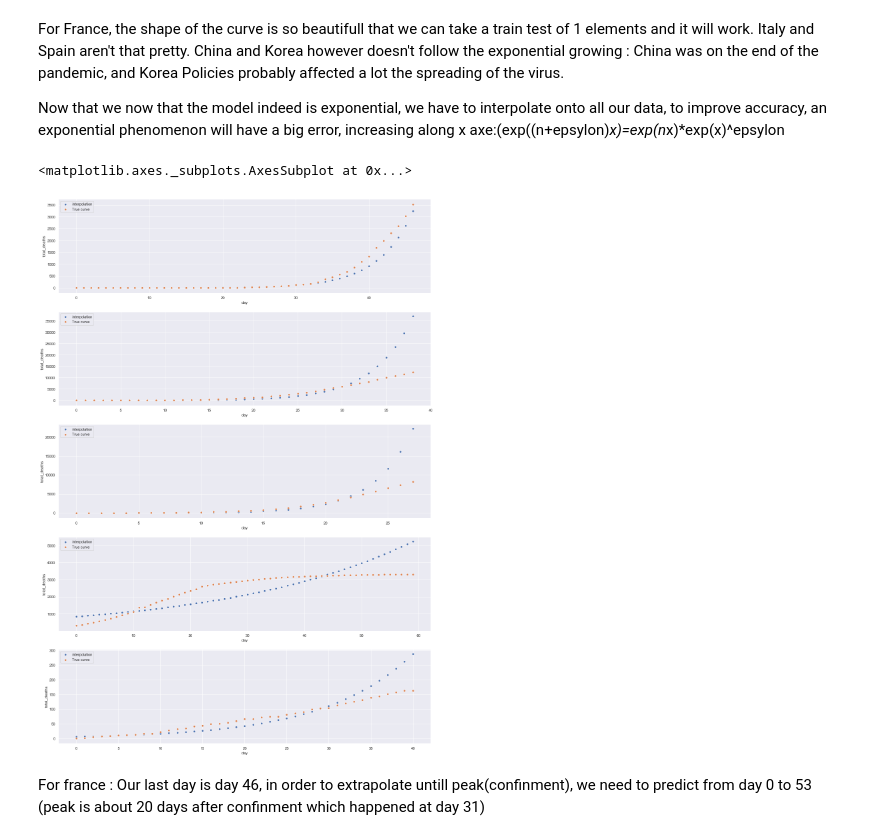
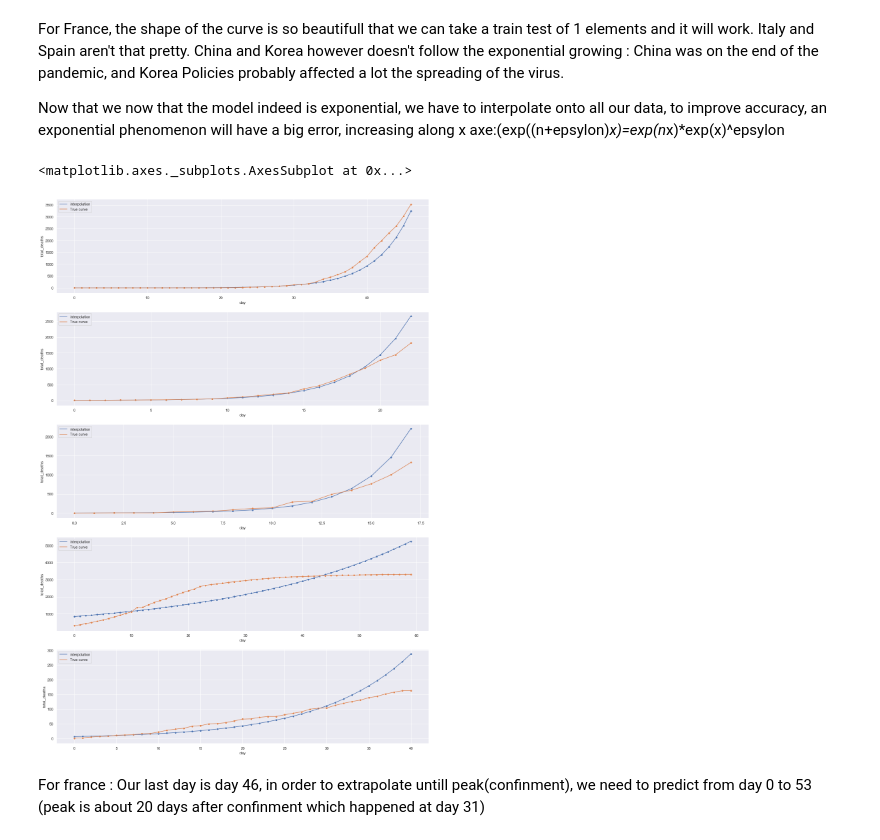
Before and after one commit to AdrienBoustie/Coronavirus-19, a Jupyter notebook: coronavirus/Coronavirus by country/Expected mortality.ipynb, the cells around one changed output. Saved outputs shown, nothing was run; the diff lists cells and outputs as text; code cells hidden in the pictures.

```diff
--- a/coronavirus/Coronavirus by country/Expected mortality.ipynb
+++ b/coronavirus/Coronavirus by country/Expected mortality.ipynb
@@ -194,0 +218,9 @@ plt.tight_layout()
+# %%
+color=sns.color_palette()
+
+sns.set_palette("Set1",8,1)
+a=color[0:4]
+color=color[4:]
+color=color+a
+color
+sns.palplot(color)
@@ -405,24 +498,34 @@ WK=LK.predict(K2[["day"]])
 # %%
 
 fig,ax=plt.subplots(5,1,figsize=(20,30))
 sns.set()
-sns.scatterplot(x=F2.day,y=np.exp(WF),ax=ax[0],label='interpolation')
-sns.scatterplot(x=F2.day,y=F2["total_deaths"],ax=ax[0],label='True curve')
+sns.scatterplot(x=F2.day,y=np.exp(WF),ax=ax[0])
+sns.scatterplot(x=F2.day,y=F2["total_deaths"],ax=ax[0])
+sns.lineplot(x=F2.day,y=np.exp(WF),ax=ax[0],label='interpolation')
+sns.lineplot(x=F2.day,y=F2["total_deaths"],ax=ax[0],label='True curve')
 
-sns.scatterplot(x=I2.day,y=np.exp(WI),ax=ax[1],label='interpolation')
-sns.scatterplot(x=I2.day,y=I2["total_deaths"],ax=ax[1],label='True curve')
+sns.scatterplot(x=I2.day,y=np.exp(WI),ax=ax[1])
+sns.scatterplot(x=I2.day,y=I2["total_deaths"],ax=ax[1])
+sns.lineplot(x=I2.day,y=np.exp(WI),ax=ax[1],label='interpolation')
+sns.lineplot(x=I2.day,y=I2["total_deaths"],ax=ax[1],label='True curve')
 
-sns.scatterplot(x=S2.day,y=np.exp(WS),ax=ax[2],label='interpolation')
-sns.scatterplot(x=S2.day,y=S2["total_deaths"],ax=ax[2],label='True curve')
+sns.scatterplot(x=S2.day,y=np.exp(WS),ax=ax[2])
+sns.scatterplot(x=S2.day,y=S2["total_deaths"],ax=ax[2])
+sns.lineplot(x=S2.day,y=np.exp(WS),ax=ax[2],label='interpolation')
+sns.lineplot(x=S2.day,y=S2["total_deaths"],ax=ax[2],label='True curve')
 
-sns.scatterplot(x=C2.day,y=np.exp(WC),ax=ax[3],label='interpolation')
-sns.scatterplot(x=C2.day,y=C2["total_deaths"],ax=ax[3],label='True curve')
+sns.scatterplot(x=C2.day,y=np.exp(WC),ax=ax[3])
+sns.scatterplot(x=C2.day,y=C2["total_deaths"],ax=ax[3])
+sns.lineplot(x=C2.day,y=np.exp(WC),ax=ax[3],label='interpolation')
+sns.lineplot(x=C2.day,y=C2["total_deaths"],ax=ax[3],label='True curve')
 
-sns.scatterplot(x=K2.day,y=np.exp(WK),ax=ax[4],label='interpolation')
-sns.scatterplot(x=K2.day,y=K2["total_deaths"],ax=ax[4],label='True curve')
+sns.scatterplot(x=K2.day,y=np.exp(WK),ax=ax[4])
+sns.scatterplot(x=K2.day,y=K2["total_deaths"],ax=ax[4])
+sns.lineplot(x=K2.day,y=np.exp(WK),ax=ax[4],label='interpolation')
+sns.lineplot(x=K2.day,y=K2["total_deaths"],ax=ax[4],label='True curve')
 # %% [output]
 <matplotlib.axes._subplots.AxesSubplot at 0x...>
-[figure, old version]
+[figure, new version]
 # %% [markdown]
 For france :
 Our last day is day 46, in order to extrapolate untill peak(confinment), we need to predict from day 0 to 53 (peak is about 20 days after confinment which happened at day 31)
```
Also changed, not shown: parts of 21 cells of this notebook.
